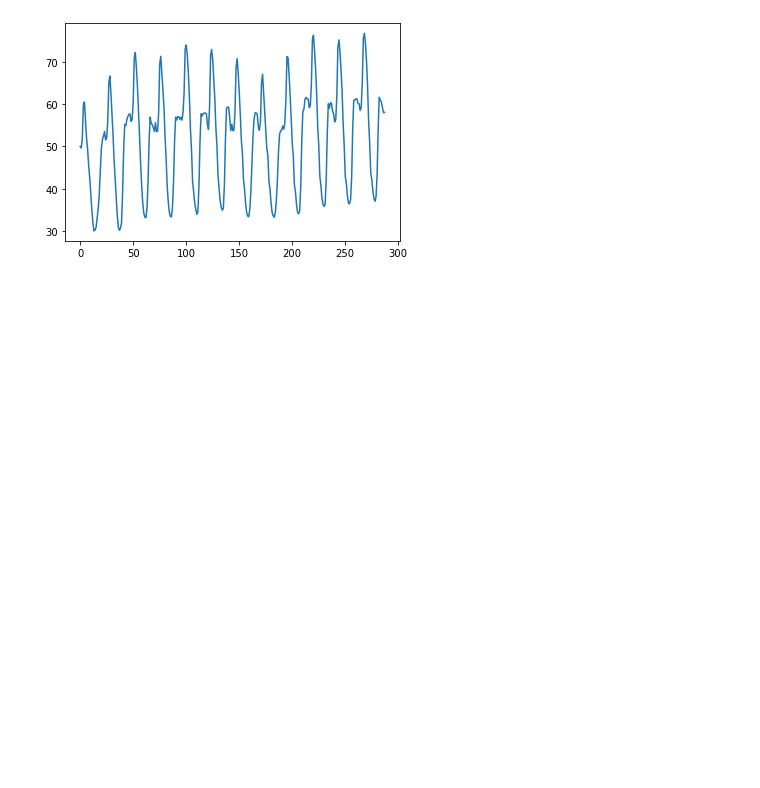
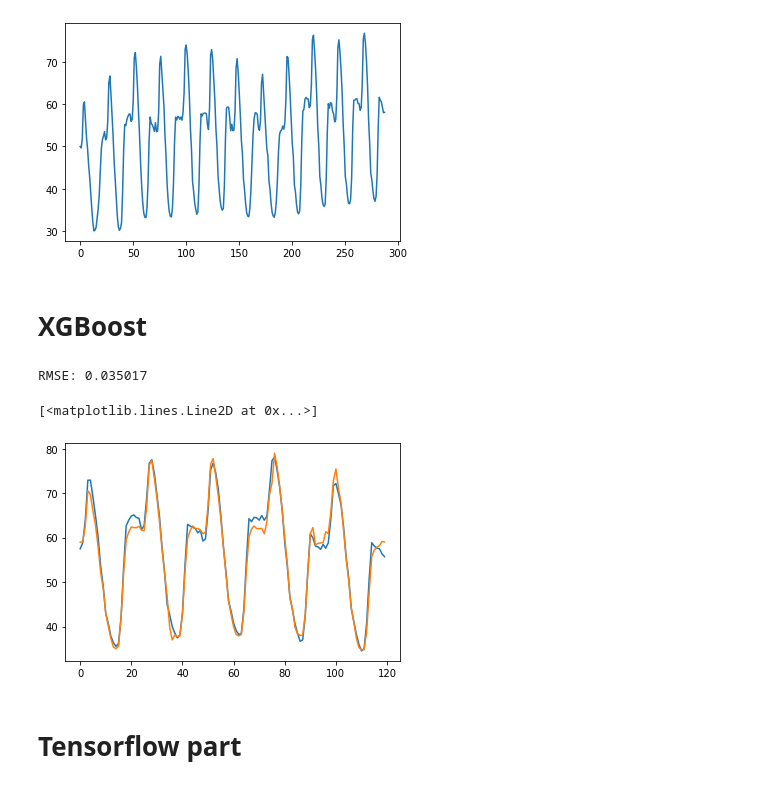
Before and after one commit to Roulini/sia_ts_forecast, a Jupyter notebook: model.ipynb, the cells around one changed output. Saved outputs shown, nothing was run; the diff lists cells and outputs as text; code cells hidden in the pictures; blank space fills up the shorter version.

```diff
--- a/model.ipynb
+++ b/model.ipynb
@@ -245,6 +246,47 @@ plt.plot(pred[:])
 # %%
 #variation autour de la période de split train/test
+i_split = int(len(X)*0.8)
 plt.plot(Y.values[i_split-24*7:i_split+24*5])
 # %% [output]
 [<matplotlib.lines.Line2D at 0x...>]
 [figure]
+# %% [markdown]
+# XGBoost
+# %%
+def split_train_test(X,Y,i_split = int(len(X)*0.8)):
+    X_train = X[:i_split].values
+    y_train = Y[:i_split].values
+    X_test = X[i_split:].values
+    y_test = Y[i_split:].values
+
+    return X_train,y_train,X_test,y_test
+# %%
+import xgboost as xgb
+
+time_features=["hour", "weekday", "month","year"]
+consumption_features=["mean_mw_past_week"]
+meteo_features=["tmp2m", "wnd", "tcdcclm", "prate"]
+features = time_features+consumption_features+meteo_features
+features = time_features + consumption_features
+
+X = merged_df[features]
+Y = merged_df["underlying_mw"]
+
+X_train,y_train,X_test,y_test =split_train_test(X,Y)
+
+xg_reg = xgb.XGBRegressor()
+xg_reg.fit(X_train,y_train)
+preds = xg_reg.predict(X_test)
+
+# rmse = np.sqrt(mean_squared_error(y_test, preds))
+print("RMSE: %f" % (get_average_error(y_test,preds)))
+# %% [output]
+RMSE: 0.035017
+# %%
+plt.plot(y_test[:n_pred])
+plt.plot(preds[:n_pred])
+# %% [output]
+[<matplotlib.lines.Line2D at 0x...>]
+[figure, added]
+# %% [markdown]
+# Tensorflow part
```
Also changed, not shown: parts of 24 cells of this notebook, 7 other files.
